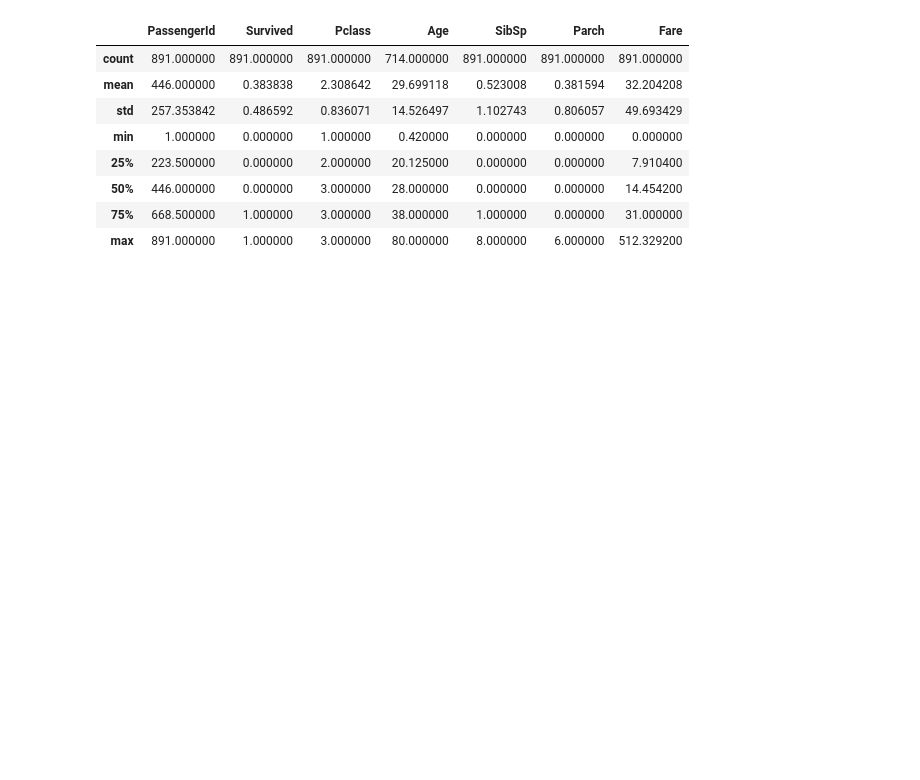
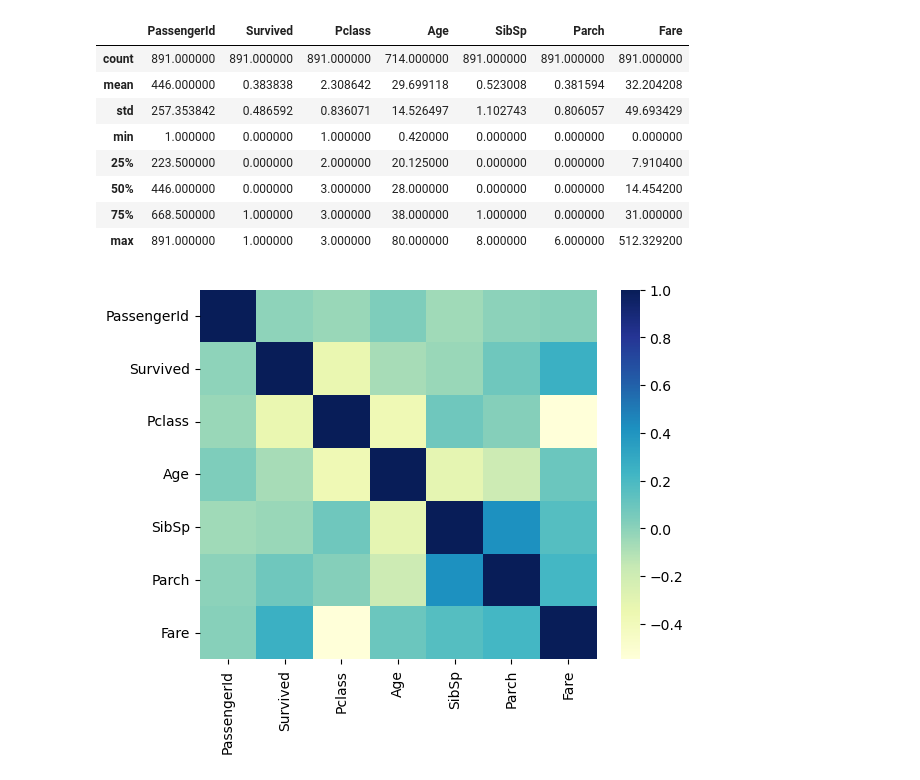
Before and after one commit to Himanshukumar56/Titanic-Survival-Prediction-model, a Jupyter notebook: main.ipynb, the cells around one changed output. Saved outputs shown, nothing was run; the diff lists cells and outputs as text; code cells hidden in the pictures; blank space fills up the shorter version.

```diff
--- a/main.ipynb
+++ b/main.ipynb
@@ -41,3 +41,9 @@ titanic_data.describe()
 | 50% | 446.000000 | 0.000000 | 3.000000 | 28.000000 | 0.000000 | 0.000000 | 14.454200 |
 | 75% | 668.500000 | 1.000000 | 3.000000 | 38.000000 | 1.000000 | 0.000000 | 31.000000 |
 | max | 891.000000 | 1.000000 | 3.000000 | 80.000000 | 8.000000 | 6.000000 | 512.329200 |
+# %%
+import seaborn as sns
+sns.heatmap(titanic_data.corr(numeric_only = True), cmap = "YlGnBu")
+plt.show()
+# %% [output]
+[figure, added]
```
Also changed, not shown: parts of 8 cells of this notebook.
